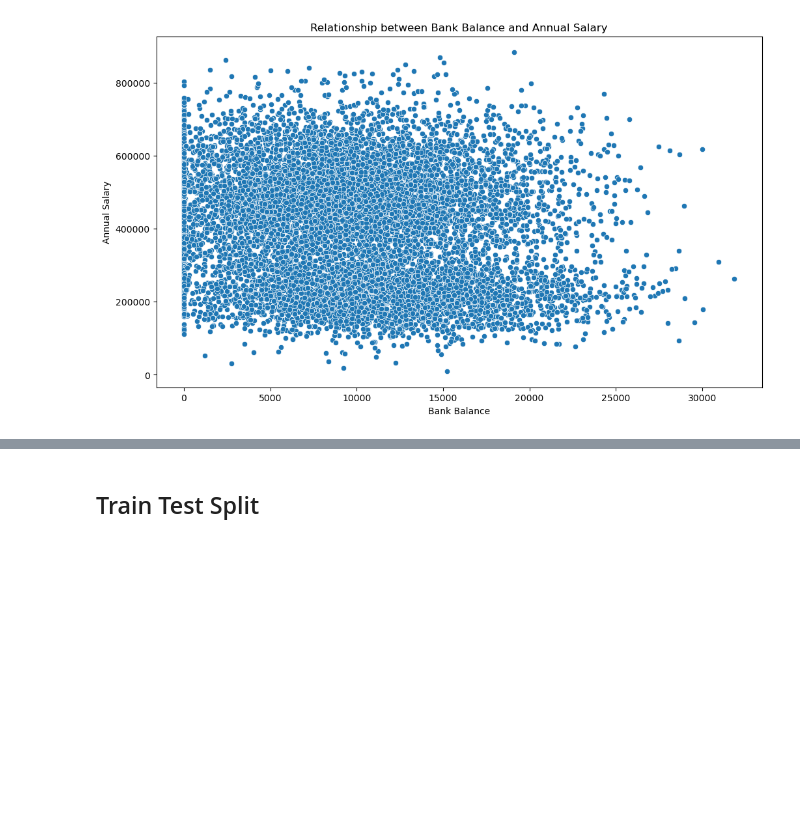
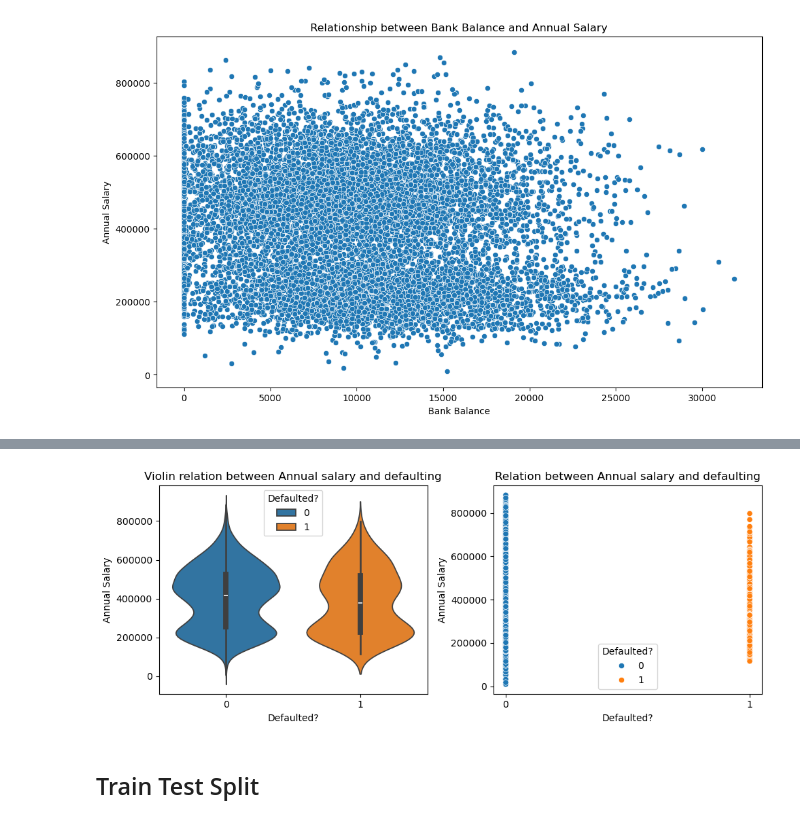
Before and after one commit to Josiahgare/Loan_prediction, a Jupyter notebook: Loan prediction.ipynb, the cells around one changed output, grey strips where cells are left out. Saved outputs shown, nothing was run; the diff lists cells and outputs as text; code cells hidden in the pictures; blank space fills up the shorter version.

```diff
--- a/Loan prediction.ipynb
+++ b/Loan prediction.ipynb
@@ -92,3 +101,20 @@ plt.title('Relationship between Annual salary and defaulting');
+# %%
+fig, axes = plt.subplots(1, 2, figsize=(10,4))  # 1 row, 2 columns
+
+# First subplot: violinplot
+sns.violinplot(data=data, x='Defaulted?', y='Annual Salary', hue='Defaulted?', ax=axes[0])
+axes[0].set_title('Violin relation between Annual salary and defaulting')
+
+# Second subplot: barplot
+sns.scatterplot(data=data, x='Defaulted?', y='Annual Salary', hue='Defaulted?', ax=axes[1])
+plt.xticks([0, 1], ['0', '1'])
+axes[1].set_title('Relation between Annual salary and defaulting')
+
+plt.title('Relation between Annual salary and defaulting')
+plt.tight_layout()
+plt.show();
+# %% [output]
+[figure, added]
 # %% [markdown]
 
 ## Train Test Split
```
Also changed, not shown: parts of 8 cells of this notebook.
